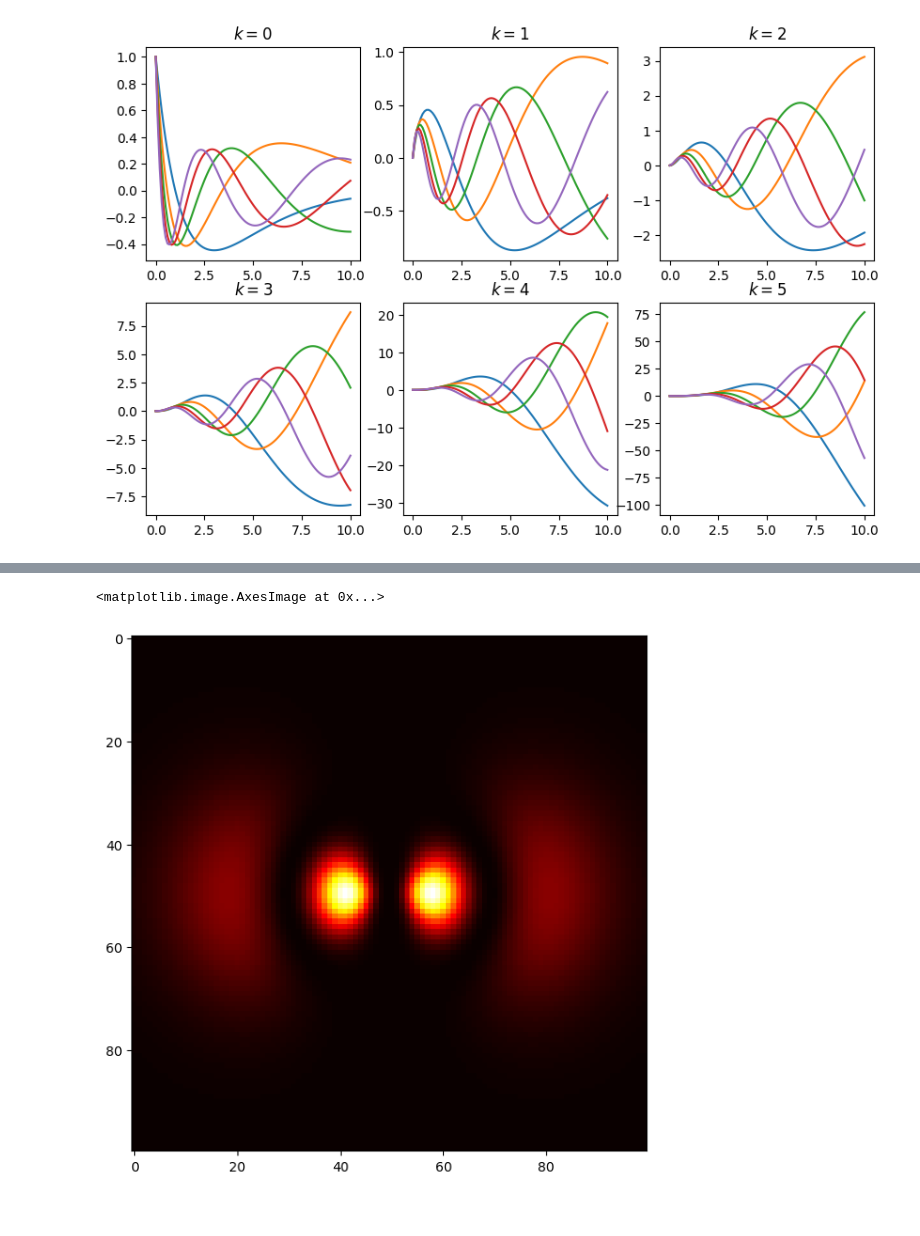
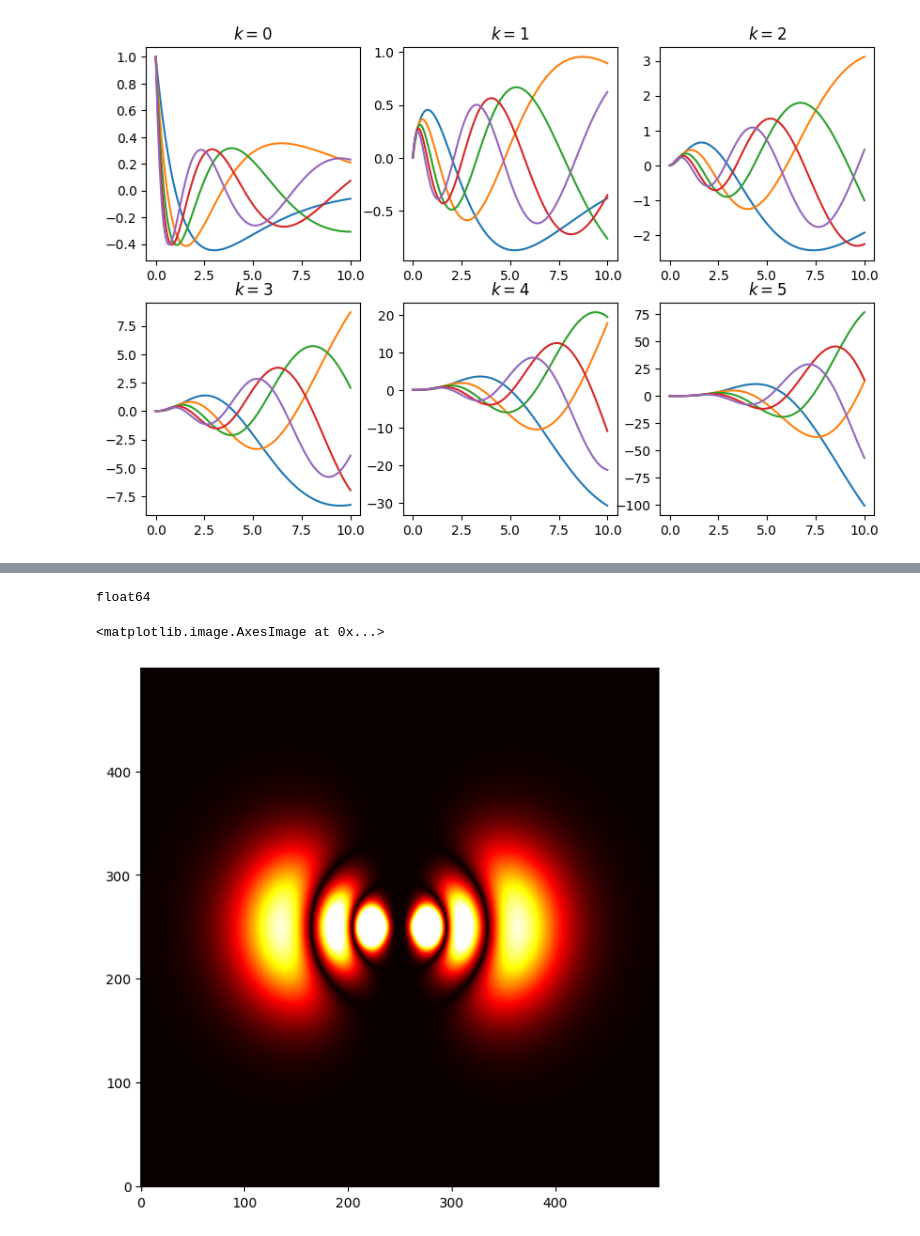
Before and after one commit to DanielBarrreto/Hydrogen-atom, a Jupyter notebook: H_A.ipynb, the cells around one changed output, grey strips where cells are left out. Saved outputs shown, nothing was run; the diff lists cells and outputs as text; code cells hidden in the pictures.

```diff
--- a/H_A.ipynb
+++ b/H_A.ipynb
@@ -52,13 +52,13 @@ gr_asociado([1,2,3,4,5,6],normal=True)
 # %%
 def Laguerre_aso(j,k,ortnorm):
     x=sp.symbols("x")
-    normalizacion=np.sqrt(mat.factorial(j)/mat.factorial(j+k))
     if ortnorm==True:
+        normalizacion=np.sqrt(mat.factorial(j)/mat.factorial(j+k))
         poly=normalizacion*sp.exp(-x/2)*x**k*(sp.exp(x)*x**(-k))/mat.factorial(j) * sp.diff(sp.exp(-x)*x**(j+k),x,j)
         return sp.lambdify(x,poly)
     else:
         poly=(sp.exp(x)*x**(-k))/mat.factorial(j) * sp.diff(sp.exp(-x)*x**(j+k),x,j)
-        return sp.lambdify(x,poly)
+        return sp.lambdify(x,sp.simplify(poly))
 # %%
 x_ax2=np.linspace(0.00001,10,100)
 def gr_laguerreaso(js,k,ort):
@@ -95,10 +95,12 @@ phi=np.linspace(0,2*np.pi,a)
 esfer=plt.figure(figsize=(7,8))
 ax=esfer.add_subplot(projection="3d")
 Theta, Phi= np.meshgrid(theta,phi,indexing="ij")
-T = armonicos(Theta, Phi, 2, 0).real
+T = armonicos(Theta, Phi, 10, 5).real
 norm = plt.Normalize(T.min(), T.max())
 X=np.sin(Theta)*np.cos(Phi)
 Y=np.sin(Theta)*np.sin(Phi)
 Z=np.cos(Theta)
 ax.plot_surface(X,Y,Z,facecolors=cm.viridis(norm(T)))
+
+np.abs(armonicos(0,np.pi/2,10,10)).dtype
 # %% [output]
@@ -107,8 +109,9 @@ ax.plot_surface(X,Y,Z,facecolors=cm.viridis(norm(T)))
 # %%
-a_0=0.529*10**(-10)
+a_0=0.529*10e-10
 def func_radial(r,n,l):
     norm=2/n**2 * np.sqrt(mat.factorial(n-l-1)/(a_0**3*mat.factorial(n+l)))
     Lag=Laguerre_aso(n-l-1,2*l+1,ortnorm=False)
     func= (2*r/(n*a_0))**l * np.exp(-r/(n*a_0))*Lag(2*r/(n*a_0))
-    return norm*func
+    return np.float64(norm*func)
+#revidar problema dtype
 # %%
@@ -122,21 +126,22 @@ plt.plot(x_ax3,func_radial(x_ax3,2,1))
 # %%
 def ATOM(r,theta,phi,n,l,m):
-    return abs(armonicos(theta,phi,l,m)*func_radial(r,n,l))**2
+    return np.abs(armonicos(theta,phi,l,m))**2*np.abs(func_radial(r,n,l))**2
 # %%
-dis=30*a_0
+dis=3*7**2*a_0
 fig_atom=plt.figure(figsize=(7,7))
 x_ax4=fig_atom.add_subplot()
 
-x_=np.linspace(-dis,dis,100)
-y_=np.linspace(-dis,dis,100)
-X_,Y_=np.meshgrid(x_,y_,indexing="ij")
-R=np.sqrt(X_**2+Y_**2)
-Phi_2=np.arctan2(Y_,X_)
-L=ATOM(R,Phi_2,0,4,2,2)
+x_=np.linspace(-dis,dis,500)
+z_=np.linspace(-dis,dis,500)
+X_,Z_=np.meshgrid(x_,z_,indexing="ij")
+R=np.sqrt(X_**2+Z_**2)
+Theta_2=np.arctan2(Z_,X_)
+L=ATOM(R,Theta_2,0.,7,4,-4)
+L_2=L**0.5
+print(L_2.dtype)
 
-norm2 = plt.Normalize(L.min(), L.max())
-
-x_ax4.imshow(L,cmap="hot")
+x_ax4.imshow(L_2,cmap="inferno",origin="lower",vmax=0.4*L_2.max())
 # %% [output]
-<matplotlib.image.AxesImage at 0x...>
+float64
+<matplotlib.image.AxesImage at 0x...>
-[figure, old version]
+[figure, new version]
```
Also changed, not shown: parts of 4 cells of this notebook.
